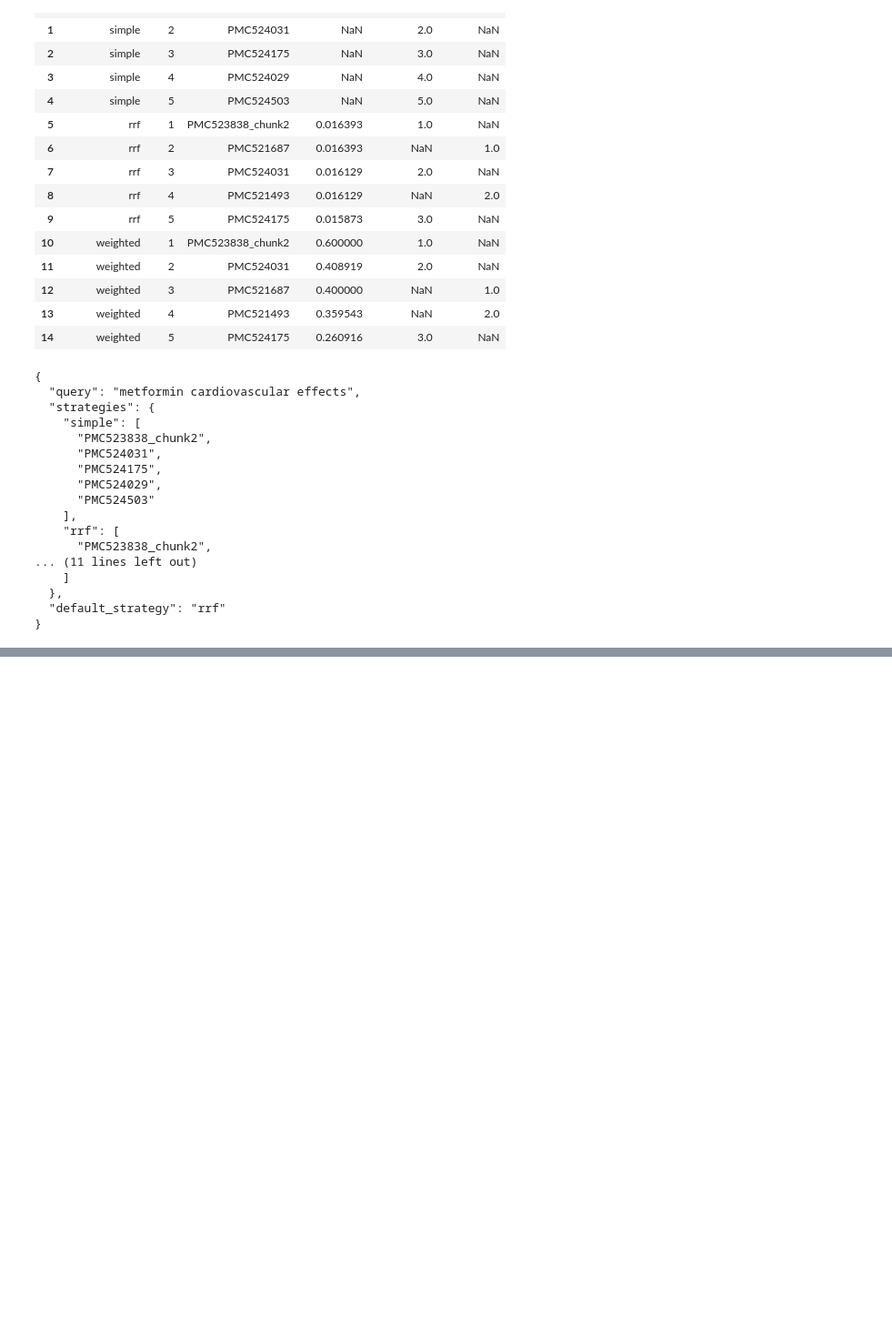
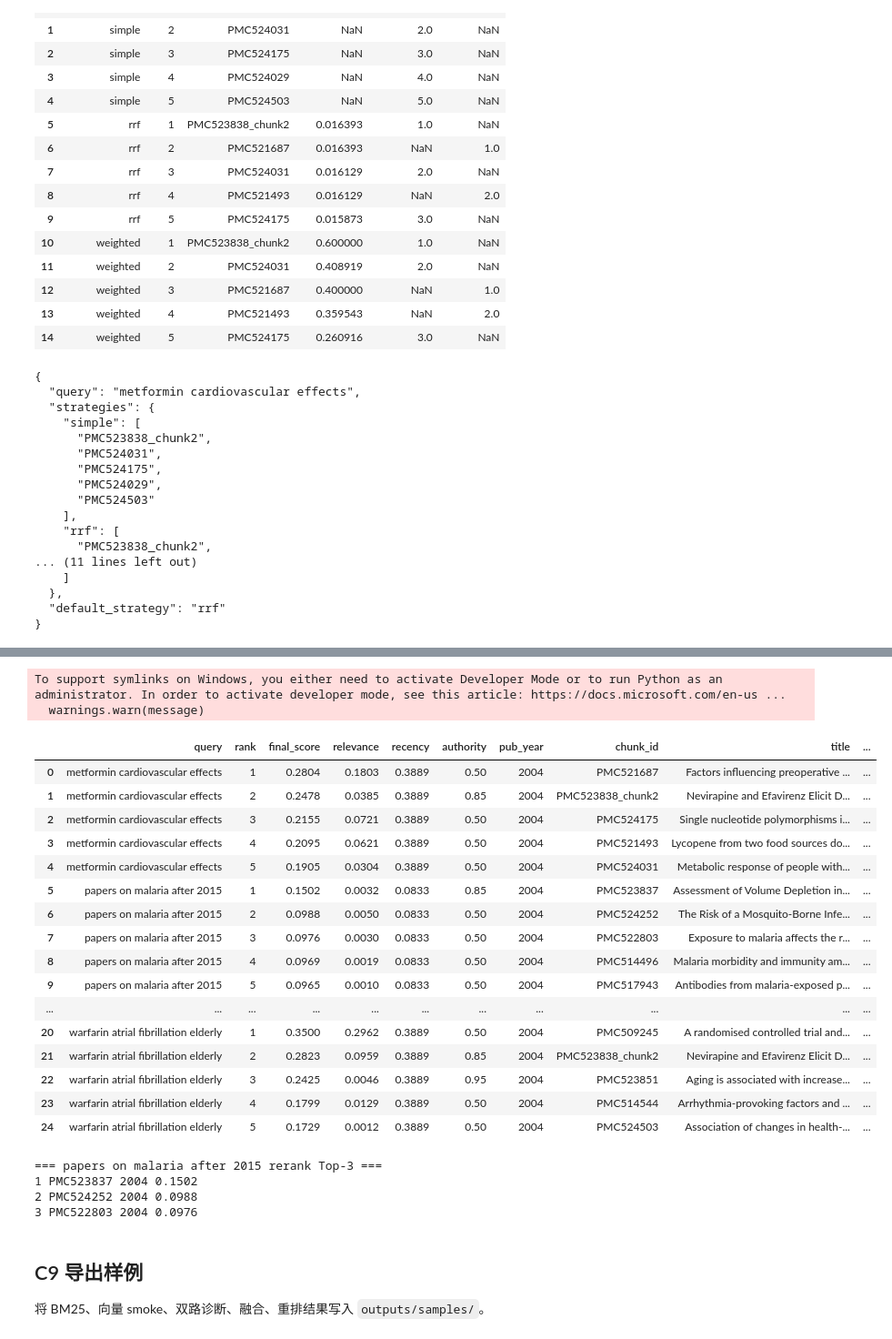
Before and after one commit to SanXue-YG/Med-LLM-RAG-Internship, a Jupyter notebook: 06 检索系统开发第二部分/notebooks/retrieval-pipeline.ipynb, the cells around one changed output, grey strips where cells are left out. Shown at 91% size. Cells and saved outputs as stored; diff of their text form; code cells hidden in the pictures; blank space fills up the shorter version.

```diff
--- a/06 检索系统开发第二部分/notebooks/retrieval-pipeline.ipynb
+++ b/06 检索系统开发第二部分/notebooks/retrieval-pipeline.ipynb
@@ -504,3 +510,77 @@ print(json.dumps(fusion_strategy_report, indent=2, ensure_ascii=False))
+# %%
+from reranker import Reranker, DEFAULT_CRITERIA_WEIGHTS
+
+print("C8 开始：首次运行会先下载/加载 bge-reranker-base（~1.1GB）...")
+reranker = Reranker()
+RERANK_TOP_K = 5
+rerank_results_by_query = {}
+rerank_rows = []
+
+for i, eq in enumerate(enhanced_list, start=1):
+    print(f"\n[{i}/{len(enhanced_list)}] rerank: {eq.original[:50]}...")
+    fused = fusion_results_by_query[eq.original]["fused"]
+    t0 = time.perf_counter()
+    reranked = reranker.rerank(
+        eq.vector_query,
+        fused,
+        top_k=RERANK_TOP_K,
+        criteria_weights=DEFAULT_CRITERIA_WEIGHTS,
+        query_info=eq,
+    )
+    elapsed = time.perf_counter() - t0
+    print(f"  done in {elapsed:.1f}s, top={reranked[0]['chunk_id'] if reranked else 'none'}")
+    rerank_results_by_query[eq.original] = reranked
+    for h in reranked:
+        rerank_rows.append({
+            "query": eq.original,
+            "rank": h["rank"],
+            "final_score": round(h["final_score"], 4),
+            "relevance": round(h["relevance_score"], 4),
+            "recency": round(h["recency_score"], 4),
+            "authority": round(h["authority_score"], 4),
+            "pub_year": h.get("pub_year"),
+            "chunk_id": h["chunk_id"],
+            "title": (h.get("source_title") or "")[:60],
+            "latency_sec": round(elapsed, 4),
+        })
+
+df_rerank = pd.DataFrame(rerank_rows)
+display(df_rerank)
+
+# malaria after 2015：观察 recency 是否影响排序
+malaria_q = "papers on malaria after 2015"
+if malaria_q in rerank_results_by_query:
+    print("\n===", malaria_q, "rerank Top-3 ===")
+    for h in rerank_results_by_query[malaria_q][:3]:
+        print(h["rank"], h["chunk_id"], h.get("pub_year"), round(h["final_score"], 4))
+# %% [output]
+To support symlinks on Windows, you either need to activate Developer Mode or to run Python as an administrator. In order to activate developer mode, see this article: https://docs.microsoft.com/en-us ...
+  warnings.warn(message)
+|  | query | rank | final_score | relevance | recency | authority | pub_year | chunk_id | title | ... |
+| 0 | metformin cardiovascular effects | 1 | 0.2804 | 0.1803 | 0.3889 | 0.50 | 2004 | PMC521687 | Factors influencing preoperative ... | ... |
+| 1 | metformin cardiovascular effects | 2 | 0.2478 | 0.0385 | 0.3889 | 0.85 | 2004 | PMC523838_chunk2 | Nevirapine and Efavirenz Elicit D... | ... |
+| 2 | metformin cardiovascular effects | 3 | 0.2155 | 0.0721 | 0.3889 | 0.50 | 2004 | PMC524175 | Single nucleotide polymorphisms i... | ... |
+| 3 | metformin cardiovascular effects | 4 | 0.2095 | 0.0621 | 0.3889 | 0.50 | 2004 | PMC521493 | Lycopene from two food sources do... | ... |
+| 4 | metformin cardiovascular effects | 5 | 0.1905 | 0.0304 | 0.3889 | 0.50 | 2004 | PMC524031 | Metabolic response of people with... | ... |
+| 5 | papers on malaria after 2015 | 1 | 0.1502 | 0.0032 | 0.0833 | 0.85 | 2004 | PMC523837 | Assessment of Volume Depletion in... | ... |
+| 6 | papers on malaria after 2015 | 2 | 0.0988 | 0.0050 | 0.0833 | 0.50 | 2004 | PMC524252 | The Risk of a Mosquito-Borne Infe... | ... |
+| 7 | papers on malaria after 2015 | 3 | 0.0976 | 0.0030 | 0.0833 | 0.50 | 2004 | PMC522803 | Exposure to malaria affects the r... | ... |
+| 8 | papers on malaria after 2015 | 4 | 0.0969 | 0.0019 | 0.0833 | 0.50 | 2004 | PMC514496 | Malaria morbidity and immunity am... | ... |
+| 9 | papers on malaria after 2015 | 5 | 0.0965 | 0.0010 | 0.0833 | 0.50 | 2004 | PMC517943 | Antibodies from malaria-exposed p... | ... |
+| ... | ... | ... | ... | ... | ... | ... | ... | ... | ... | ... |
+| 20 | warfarin atrial fibrillation elderly | 1 | 0.3500 | 0.2962 | 0.3889 | 0.50 | 2004 | PMC509245 | A randomised controlled trial and... | ... |
+| 21 | warfarin atrial fibrillation elderly | 2 | 0.2823 | 0.0959 | 0.3889 | 0.85 | 2004 | PMC523838_chunk2 | Nevirapine and Efavirenz Elicit D... | ... |
+| 22 | warfarin atrial fibrillation elderly | 3 | 0.2425 | 0.0046 | 0.3889 | 0.95 | 2004 | PMC523851 | Aging is associated with increase... | ... |
+| 23 | warfarin atrial fibrillation elderly | 4 | 0.1799 | 0.0129 | 0.3889 | 0.50 | 2004 | PMC514544 | Arrhythmia-provoking factors and ... | ... |
+| 24 | warfarin atrial fibrillation elderly | 5 | 0.1729 | 0.0012 | 0.3889 | 0.50 | 2004 | PMC524503 | Association of changes in health-... | ... |
+=== papers on malaria after 2015 rerank Top-3 ===
+1 PMC523837 2004 0.1502
+2 PMC524252 2004 0.0988
+3 PMC522803 2004 0.0976
+# %% [markdown]
+## C9 导出样例
+
+将 BM25、向量 smoke、双路诊断、融合、重排结果写入 `outputs/samples/`。
 # %%
 out_dir = STAGE06 / "outputs" / "samples"
 out_dir.mkdir(parents=True, exist_ok=True)
```
Also changed, not shown: parts of 6 cells of this notebook, 10 other files.
